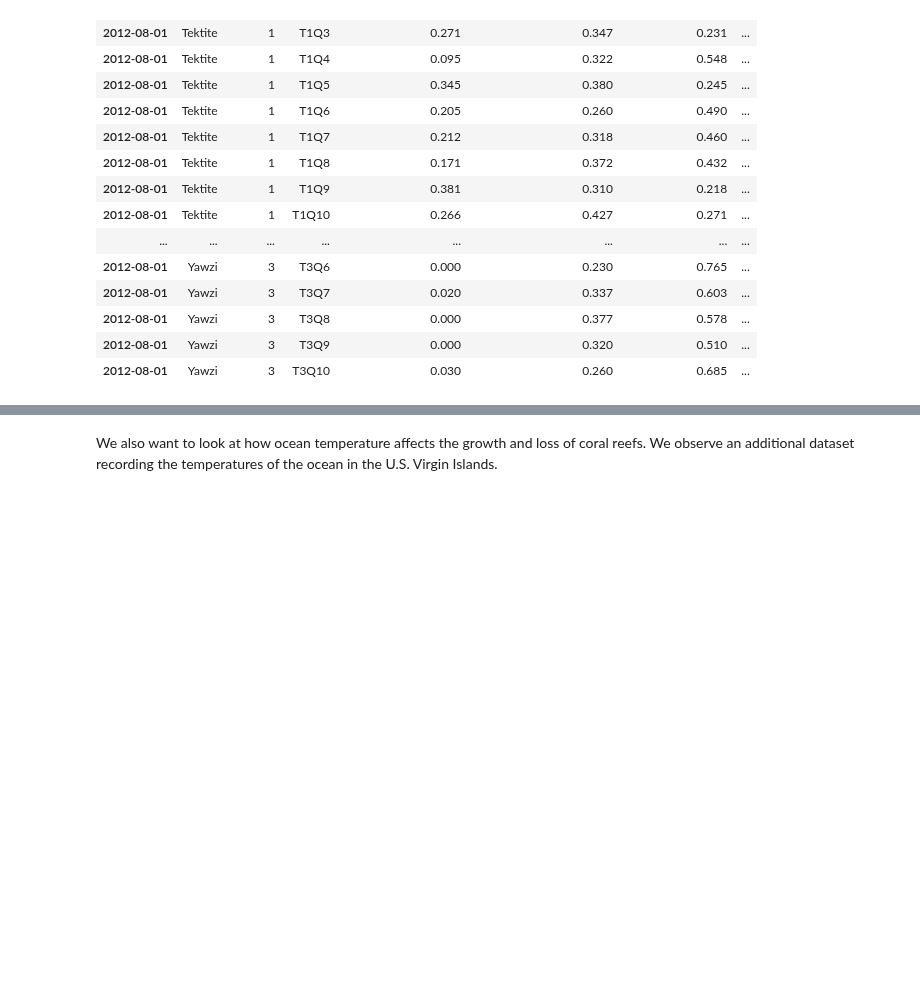
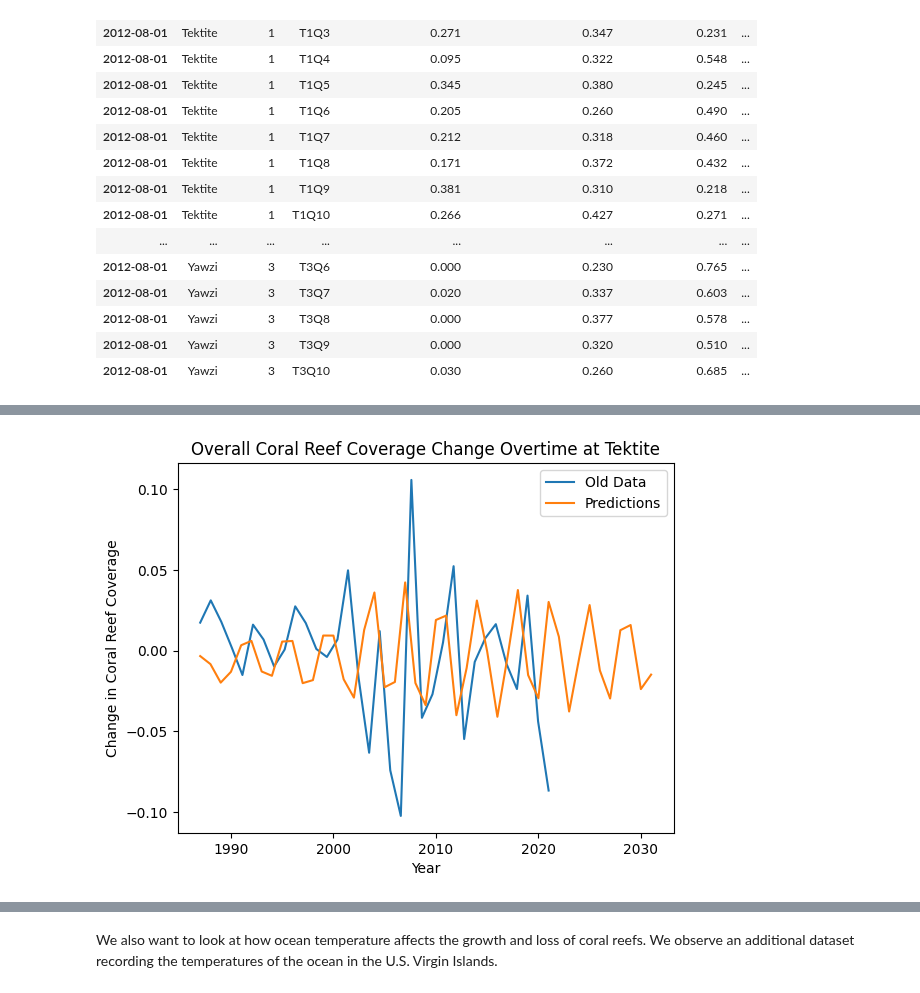
Before and after one commit to zaccmeyer/2020Crime, a Jupyter notebook: winter2024/Zac_vol3.ipynb, the cells around one changed output, grey strips where cells are left out. Cells and saved outputs as stored; diff of their text form; code cells hidden in the pictures; blank space fills up the shorter version.

Commit message:
added graphs

```diff
--- a/winter2024/Zac_vol3.ipynb
+++ b/winter2024/Zac_vol3.ipynb
@@ -434,0 +458,3 @@ df_12
+# %%
+df['year_column'] = df.index.year
+df
@@ -434,0 +476,16 @@ df_12
+# %%
+df_tektite = df[df['site']=='Tektite']
+avg_percent_cover_allcoral_tektite = df_tektite.groupby('year_column')['percentCover_allCoral'].mean()
+aic, final,std = sm_arma(avg_percent_cover_allcoral_tektite)
+z = np.diff(avg_percent_cover_allcoral_tektite)
+time = np.linspace(1987,2021,len(z))
+time2 = np.linspace(1987,2021+10,len(final))
+plt.plot(time,z,label='Old Data')
+plt.plot(time2,final,label='Predictions')
+plt.xlabel('Year')
+plt.ylabel('Change in Coral Reef Coverage')
+plt.title('Overall Coral Reef Coverage Change Overtime at Tektite')
+plt.legend()
+plt.show()
+# %% [output]
+[figure, added]
```
Also changed, not shown: parts of 5 cells of this notebook.
